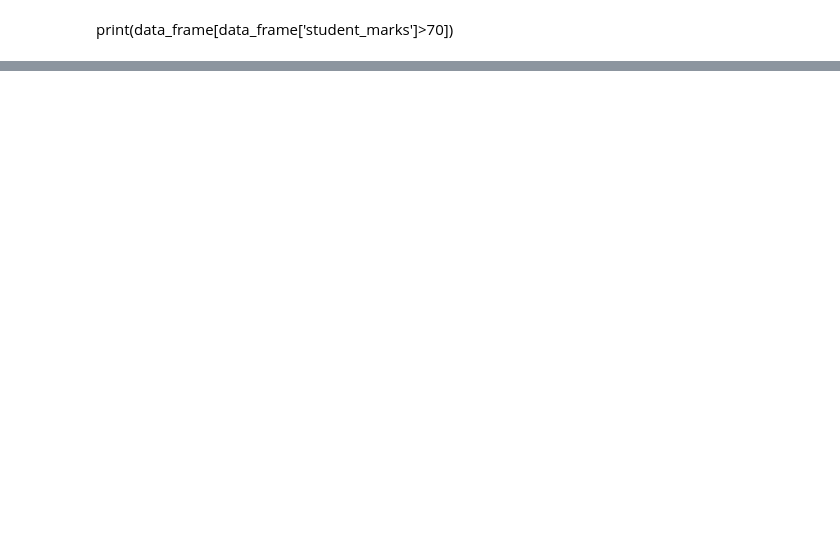
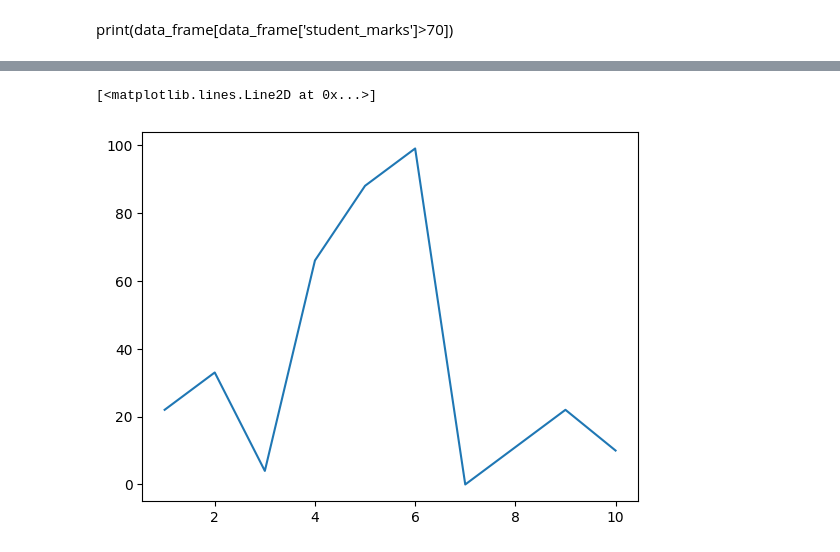
Before and after one commit to venkateshthota123/project, a Jupyter notebook: data_science.ipynb, the cells around one changed output, grey strips where cells are left out. Cells and saved outputs as stored; diff of their text form; code cells hidden in the pictures; blank space fills up the shorter version.

```diff
--- a/data_science.ipynb
+++ b/data_science.ipynb
@@ -320,0 +326,8 @@ df.sort_values(by=['student_name'])
+# %%
+days=[1,2,3,4,5,6,7,8,9,10]
+arr=[22,33,4,66,88,99,00,11,22,10]
+# %%
+plt.plot(days,arr)
+# %% [output]
+[<matplotlib.lines.Line2D at 0x...>]
+[figure, added]
```
Also changed, not shown: parts of 19 cells of this notebook.
